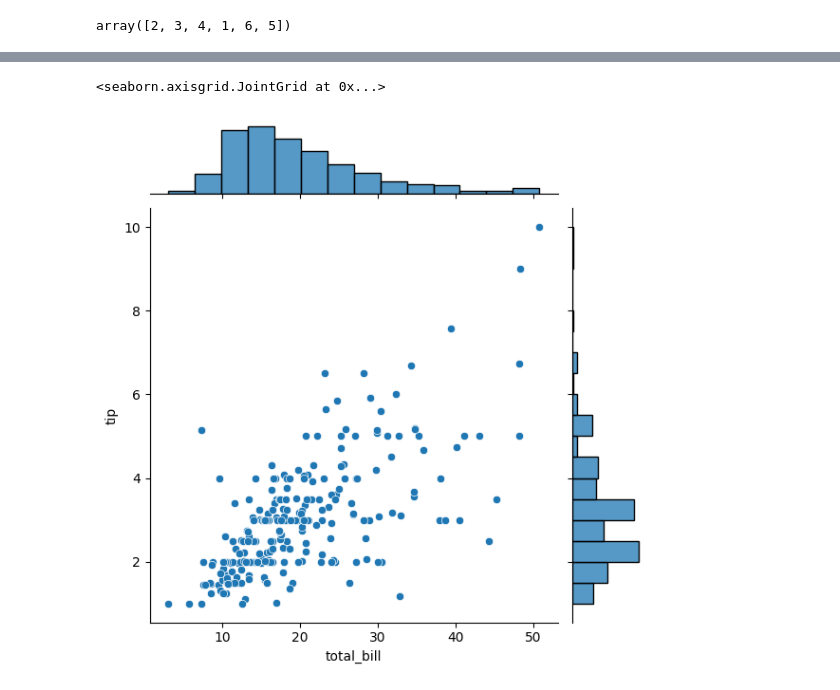
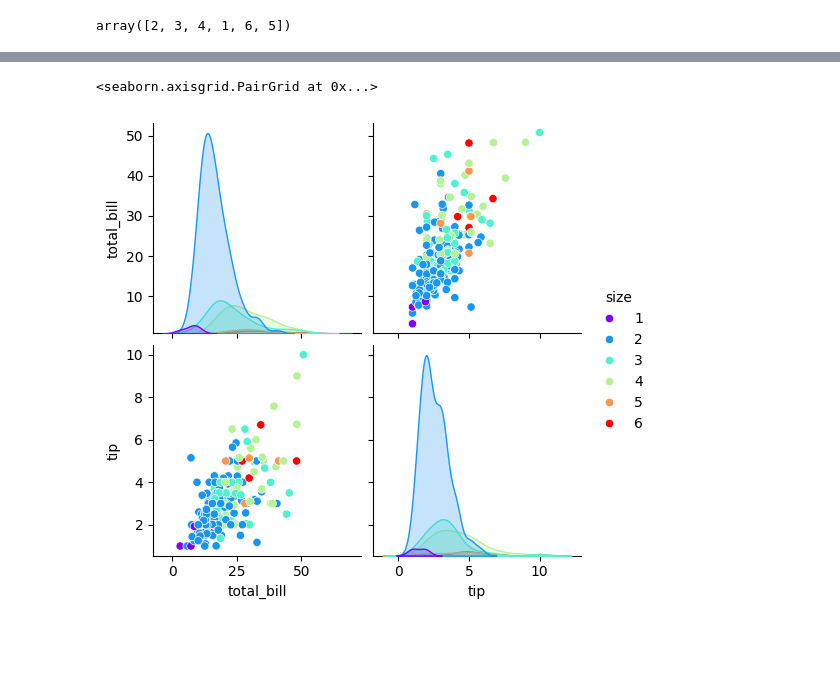
Before and after one commit to Bhoomi-raj/python, a Jupyter notebook: matplotlib/seaborn.ipynb, the cells around one changed output, grey strips where cells are left out. Drawn from its saved outputs; the diff is of its cells as text; code cells hidden in the pictures; blank space fills up the shorter version.

```diff
--- a/matplotlib/seaborn.ipynb
+++ b/matplotlib/seaborn.ipynb
@@ -34,5 +34,5 @@ sns.histplot(df["tip"],bins =20)
-# %%
-sns.jointplot(x = 'total_bill',y = 'tip',data=df,kind= 'scatter')
-# %% [output]
-<seaborn.axisgrid.JointGrid at 0x...>
-[figure, removed]
+# %%
+sns.pairplot(df,hue ="size",palette='rainbow')
+# %% [output]
+<seaborn.axisgrid.PairGrid at 0x...>
+[figure, added]
```
Also changed, not shown: parts of 5 cells of this notebook, 49 other files.
